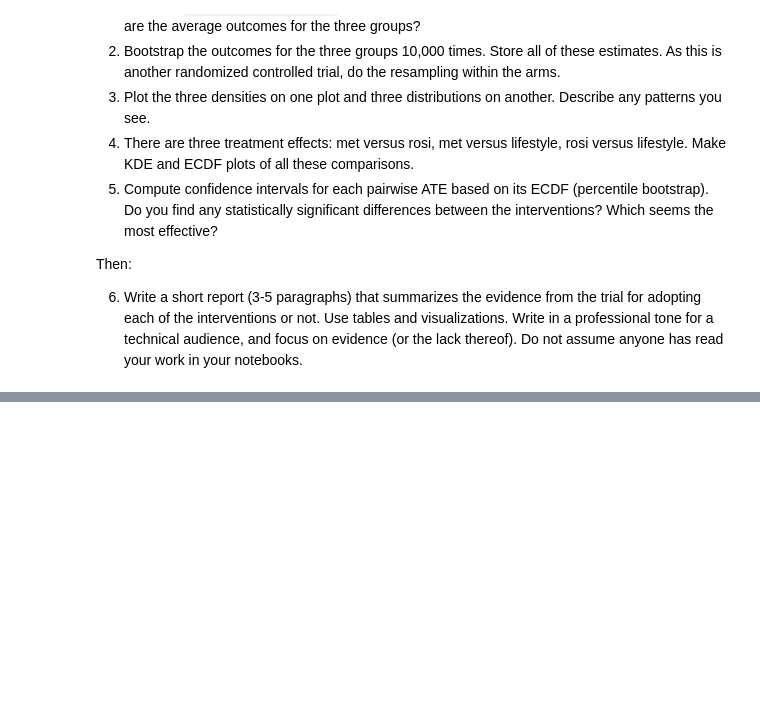
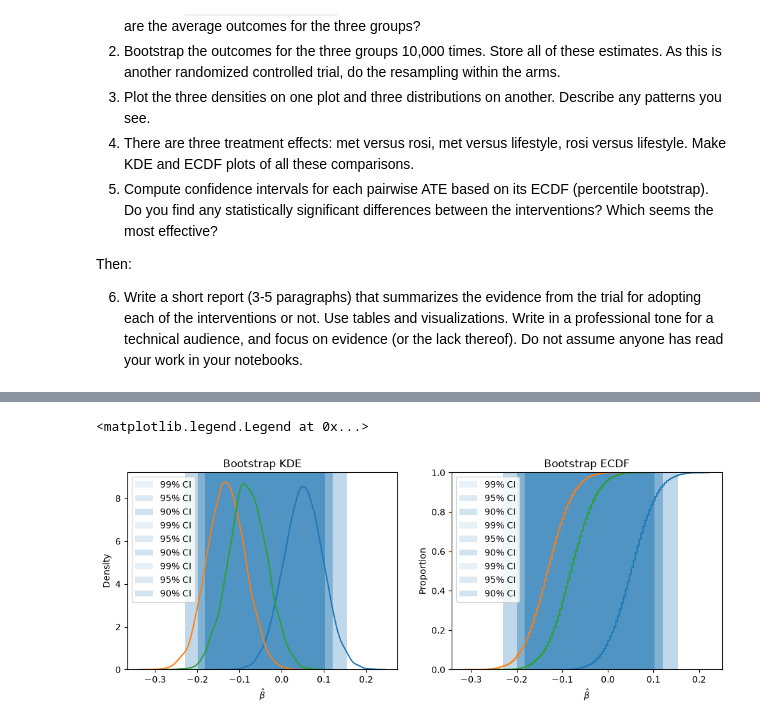
Before and after one commit to hdykens/UU_Lab_Repo, a Jupyter notebook: lab_06/lab_06.ipynb, the cells around one changed output, grey strips where cells are left out. Saved outputs shown, nothing was run; the diff lists cells and outputs as text; code cells hidden in the pictures; blank space fills up the shorter version.

```diff
--- a/lab_06/lab_06.ipynb
+++ b/lab_06/lab_06.ipynb
@@ -217,0 +323,64 @@ Then:
+# %%
+# Percentile bootstrap confidence intervals
+ci90_ab = np.quantile(ate, [.05, .95])
+ci95_ab = np.quantile(ate, [.025, .975])
+ci99_ab = np.quantile(ate, [.005, .995])
+
+ci90_bc = np.quantile(ate, [.05, .95])
+ci95_bc = np.quantile(ate, [.025, .975])
+ci99_bc = np.quantile(ate, [.005, .995])
+
+ci90_ac = np.quantile(ate, [.05, .95])
+ci95_ac = np.quantile(ate, [.025, .975])
+ci99_ac = np.quantile(ate, [.005, .995])
+
+fig, ax = plt.subplots(1, 2, figsize=(12, 4))
+
+## KDE
+sns.kdeplot(ate_ab_list, ax=ax[0])
+
+ax[0].axvspan(ci99_ab[0], ci99_ab[1], alpha=0.10, label="99% CI")
+ax[0].axvspan(ci95_ab[0], ci95_ab[1], alpha=0.15, label="95% CI")
+ax[0].axvspan(ci90_ab[0], ci90_ab[1], alpha=0.20, label="90% CI")
+
+sns.kdeplot(ate_bc_list, ax=ax[0])
+
+ax[0].axvspan(ci99_bc[0], ci99_bc[1], alpha=0.10, label="99% CI")
+ax[0].axvspan(ci95_bc[0], ci95_bc[1], alpha=0.15, label="95% CI")
+ax[0].axvspan(ci90_bc[0], ci90_bc[1], alpha=0.20, label="90% CI")
+
+sns.kdeplot(ate_ac_list, ax=ax[0])
+
+ax[0].axvspan(ci99_ac[0], ci99_ac[1], alpha=0.10, label="99% CI")
+ax[0].axvspan(ci95_ac[0], ci95_ac[1], alpha=0.15, label="95% CI")
+ax[0].axvspan(ci90_ac[0], ci90_ac[1], alpha=0.20, label="90% CI")
+
+ax[0].set_xlabel(r"$\hat{\beta}$")
+ax[0].set_title("Bootstrap KDE")
+ax[0].legend()
+
+## ECDF
+sns.ecdfplot(ate_ab_list, ax=ax[1])
+
+ax[1].axvspan(ci99_ab[0], ci99_ab[1], alpha=0.10, label="99% CI")
+ax[1].axvspan(ci95_ab[0], ci95_ab[1], alpha=0.15, label="95% CI")
+ax[1].axvspan(ci90_ab[0], ci90_ab[1], alpha=0.20, label="90% CI")
+
+sns.ecdfplot(ate_bc_list, ax=ax[1])
+
+ax[1].axvspan(ci99_bc[0], ci99_bc[1], alpha=0.10, label="99% CI")
+ax[1].axvspan(ci95_bc[0], ci95_bc[1], alpha=0.15, label="95% CI")
+ax[1].axvspan(ci90_bc[0], ci90_bc[1], alpha=0.20, label="90% CI")
+
+sns.ecdfplot(ate_ac_list, ax=ax[1])
+
+ax[1].axvspan(ci99_ac[0], ci99_ac[1], alpha=0.10, label="99% CI")
+ax[1].axvspan(ci95_ac[0], ci95_ac[1], alpha=0.15, label="95% CI")
+ax[1].axvspan(ci90_ac[0], ci90_ac[1], alpha=0.20, label="90% CI")
+
+ax[1].set_xlabel(r"$\hat{\beta}$")
+ax[1].set_title("Bootstrap ECDF")
+ax[1].legend()
+# %% [output]
+<matplotlib.legend.Legend at 0x...>
+[figure, added]
```
Also changed, not shown: parts of 7 cells of this notebook.
